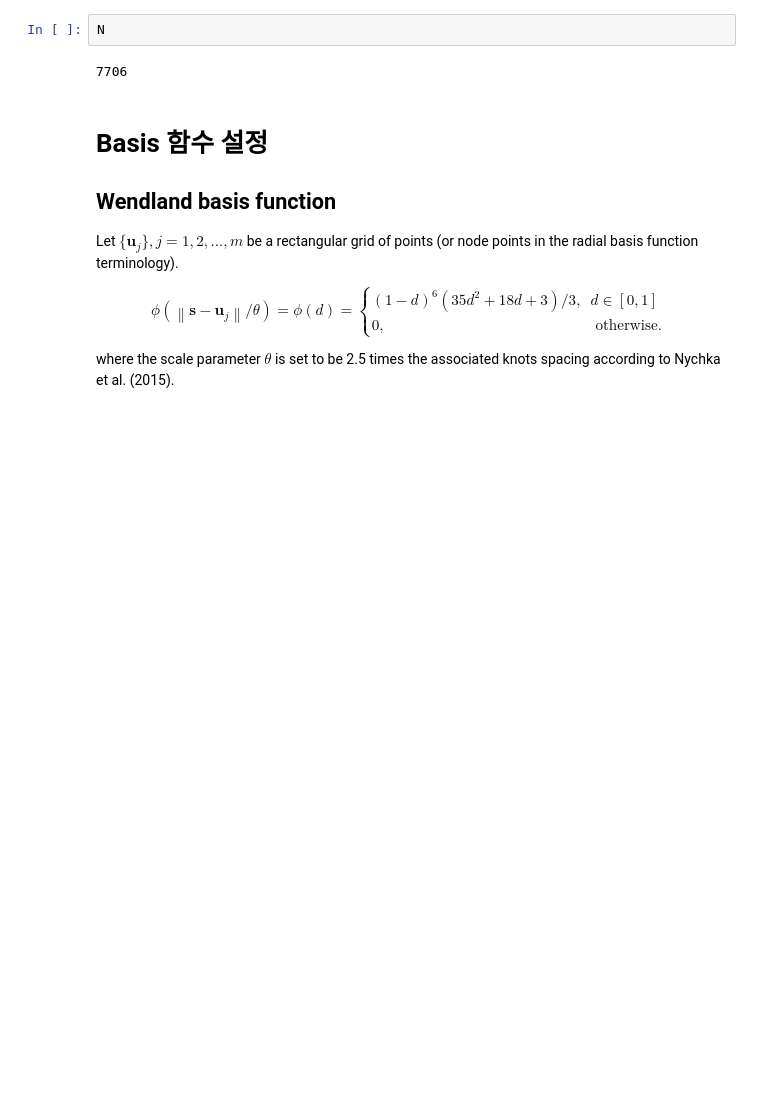
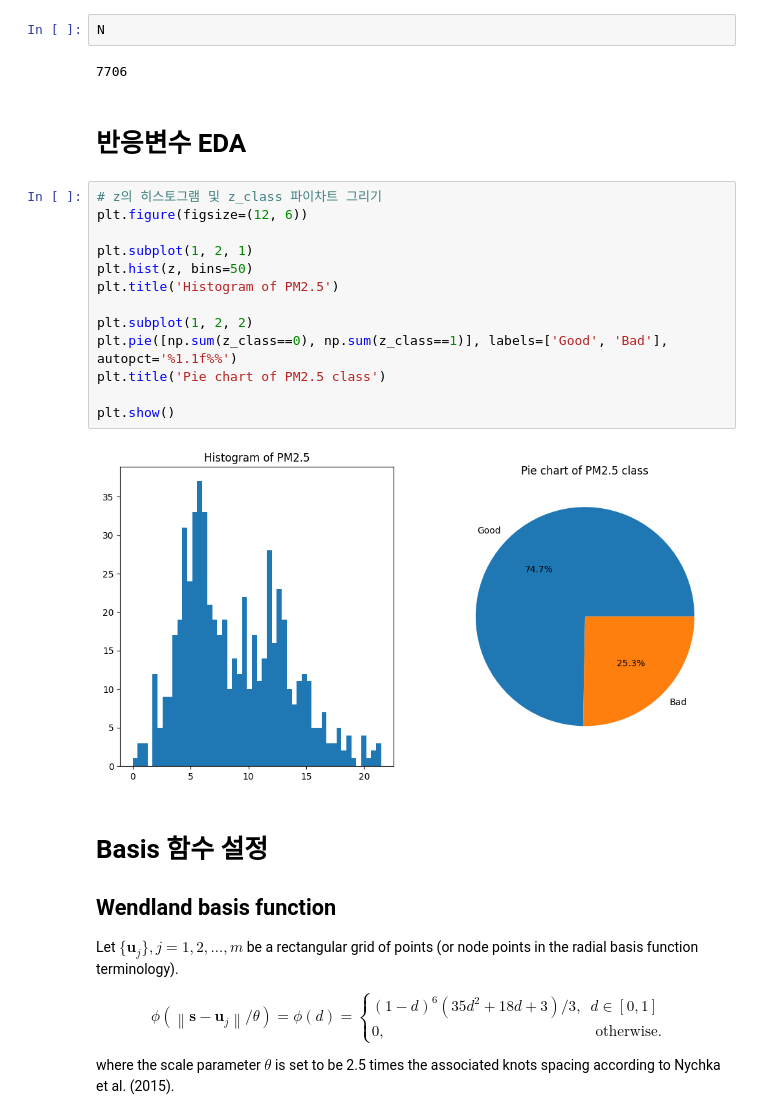
Before and after one commit to rnjsgjswjd/DeepKriging, a Jupyter notebook: Application_Study.ipynb, the cells around one changed output. Saved outputs shown, nothing was run; the diff lists cells and outputs as text; blank space fills up the shorter version.

```diff
--- a/Application_Study.ipynb
+++ b/Application_Study.ipynb
@@ -295,6 +295,23 @@ N = lon.shape[0]
 N
 # %% [output]
 7706
+# %% [markdown]
+# 반응변수 EDA
+# %%
+# z의 히스토그램 및 z_class 파이차트 그리기
+plt.figure(figsize=(12, 6))
+
+plt.subplot(1, 2, 1)
+plt.hist(z, bins=50)
+plt.title('Histogram of PM2.5')
+
+plt.subplot(1, 2, 2)
+plt.pie([np.sum(z_class==0), np.sum(z_class==1)], labels=['Good', 'Bad'], autopct='%1.1f%%')
+plt.title('Pie chart of PM2.5 class')
+
+plt.show()
+# %% [output]
+[figure, added]
 # %% [markdown]
 # Basis 함수 설정
 
```
Also changed, not shown: parts of 93 cells of this notebook, 27 other files.
